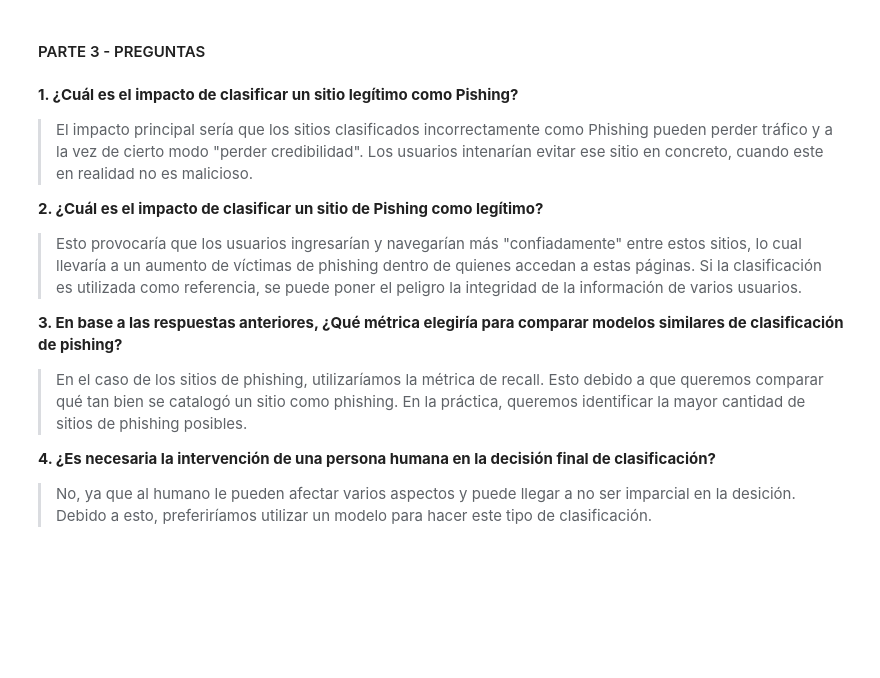
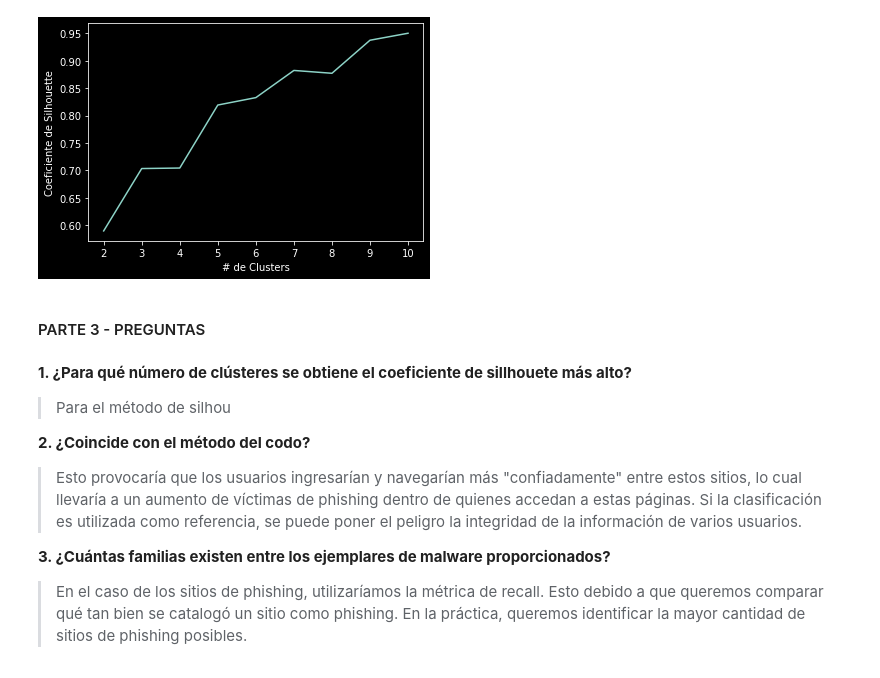
Before and after one commit to gera1013/SDS-Lab-03, a Jupyter notebook: code/lab03.ipynb, the cells around one changed output. Drawn from its saved outputs; the diff is of its cells as text; code cells hidden in the pictures; blank space fills up the shorter version.

Commit message:
[ADD] K-Means model and conclusions

```diff
--- a/code/lab03.ipynb
+++ b/code/lab03.ipynb
@@ -71,14 +135,28 @@ DecisionTreeClassifier(max_depth=10, min_samples_split=40)
+# %%
+coef_silhouette = []
+
+for k in range(2, 11):
+    kms = cluster.KMeans(n_clusters=k, **kmeans_kwargs)
+    kms.fit(scaled_df)
+    score = silhouette_score(scaled_df, kms.labels_)
+    coef_silhouette.append(score)
+# %%
+plt.style.use("dark_background")
+plt.plot(range(2, 11), coef_silhouette)
+plt.xticks(range(2, 11))
+plt.xlabel("# de Clusters")
+plt.ylabel("Coeficiente de Silhouette")
+plt.show()
+# %% [output]
+[figure, added]
 # %% [markdown]
 #### PARTE 3 - PREGUNTAS
 # %% [markdown]
-**1. ¿Cuál es el impacto de clasificar un sitio legítimo como Pishing?**
-> El impacto principal sería que los sitios clasificados incorrectamente como Phishing pueden perder tráfico y a la vez de cierto modo "perder credibilidad". Los usuarios intenarían evitar ese sitio en concreto, cuando este en realidad no es malicioso.
+**1. ¿Para qué número de clústeres se obtiene el coeficiente de sillhouete más alto?**
+> Para el método de silhou
 
-**2. ¿Cuál es el impacto de clasificar un sitio de Pishing como legítimo?**
+**2.  ¿Coincide con el método del codo?**
 > Esto provocaría que los usuarios ingresarían y navegarían más "confiadamente" entre estos sitios, lo cual llevaría a un aumento de víctimas de phishing dentro de quienes accedan a estas páginas. Si la clasificación es utilizada como referencia, se puede poner el peligro la integridad de la información de varios usuarios.
 
-**3. En base a las respuestas anteriores, ¿Qué métrica elegiría para comparar modelos similares de clasificación de pishing?**
+**3. ¿Cuántas familias existen entre los ejemplares de malware proporcionados?**
 > En el caso de los sitios de phishing, utilizaríamos la métrica de recall. Esto debido a que queremos comparar qué tan bien se catalogó un sitio como phishing. En la práctica, queremos identificar la mayor cantidad de sitios de phishing posibles.
-
-**4. ¿Es necesaria la intervención de una persona humana en la decisión final de clasificación?**
-> No, ya que al humano le pueden afectar varios aspectos y puede llegar a no ser imparcial en la desición. Debido a esto, preferiríamos utilizar un modelo para hacer este tipo de clasificación.
```
Also changed, not shown: parts of 27 cells of this notebook.
